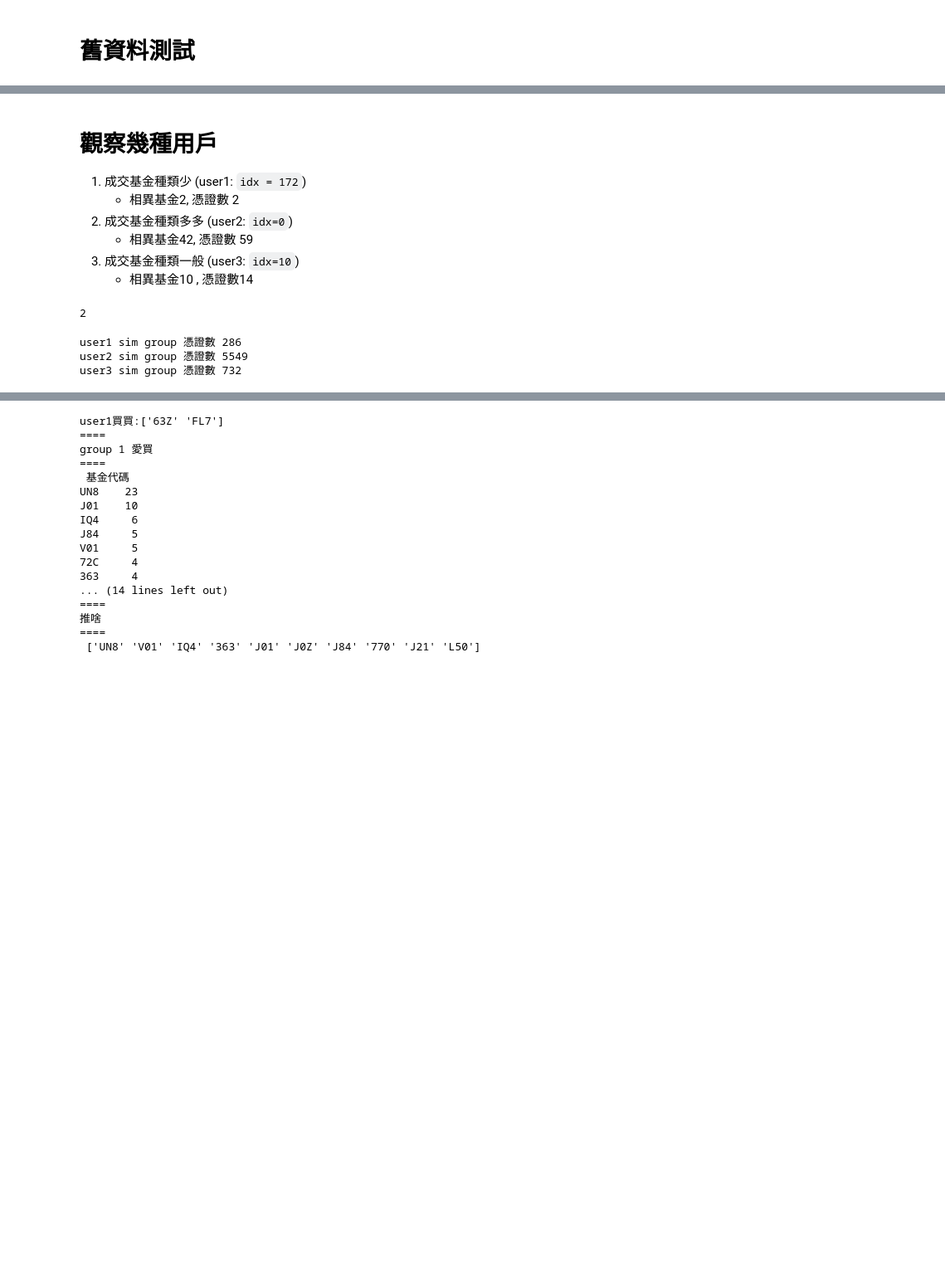
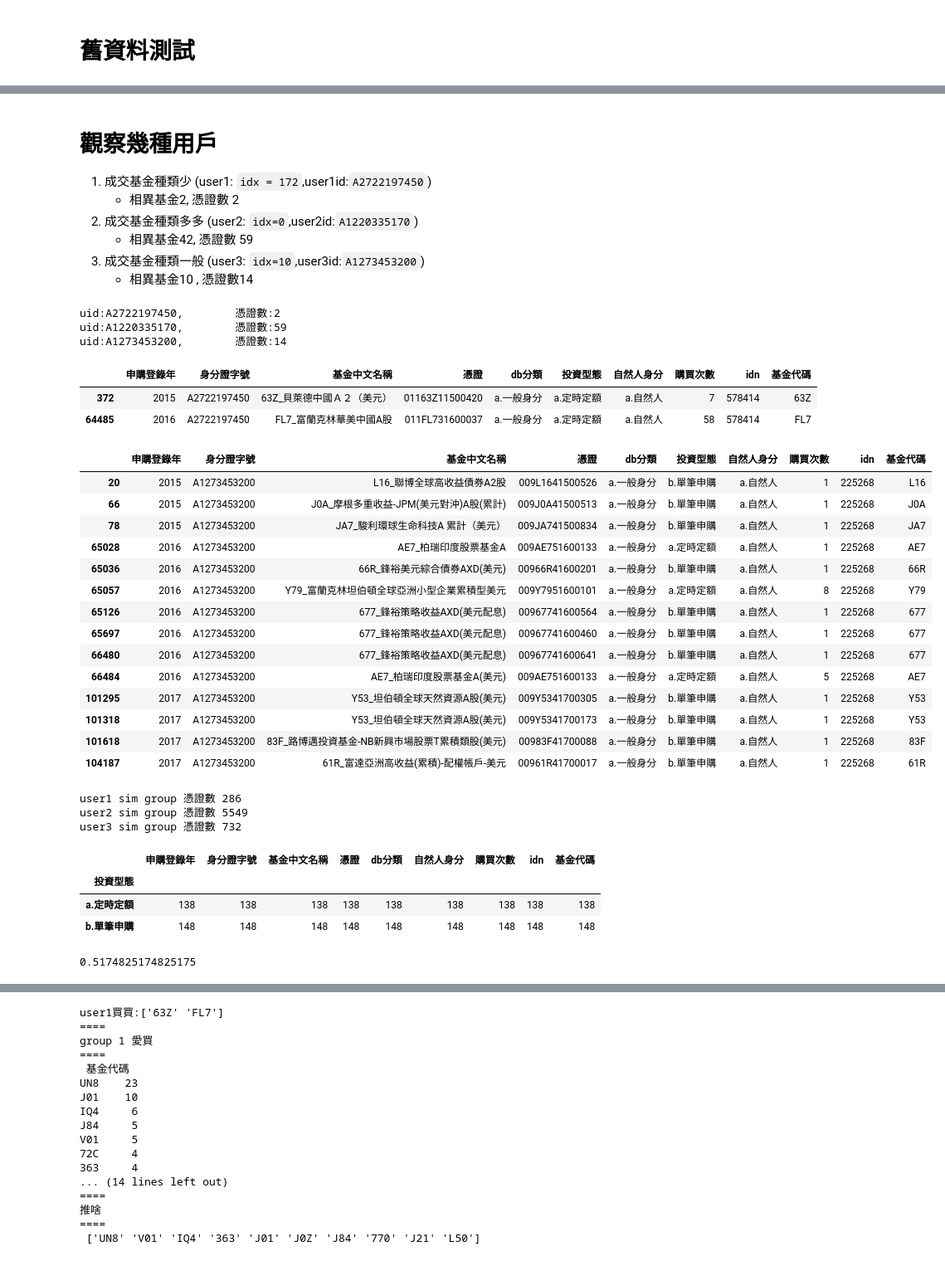
Before and after one commit to 000Nelson000/PlayRecommendSystem, a Jupyter notebook: rec_funds/Analysis_Recom.ipynb, the cells around one changed output, grey strips where cells are left out. Shown at 83% size. Drawn from its saved outputs; the diff is of its cells as text; code cells hidden in the pictures; blank space fills up the shorter version.

```diff
--- a/rec_funds/Analysis_Recom.ipynb
+++ b/rec_funds/Analysis_Recom.ipynb
@@ -442,17 +438,9 @@ time cost for building ubcf (jaccard) model: 0:02:48
 # %% [markdown]
 # 觀察幾種用戶
 
-1. 成交基金種類少 (user1: `idx = 172`)
+1. 成交基金種類少 (user1: `idx = 172`,user1id:`A2722197450`)
     - 相異基金2, 憑證數 2
-2. 成交基金種類多多 (user2: `idx=0`)
+2. 成交基金種類多多 (user2: `idx=0`,user2id:`A1220335170`)
     - 相異基金42, 憑證數 59
-3. 成交基金種類一般 (user3: `idx=10`)
+3. 成交基金種類一般 (user3: `idx=10`,user3id:`A1273453200`)
     - 相異基金10 , 憑證數14
-# %%
-
-df_gt2[df_gt2['身分證字號']==idx_to_userid[0]]
-# user1_purchased = df_purchased[df_purchased['身分證字號'] == idx_to_userid[50]]
-# user1_purchased
-df_gt2[df_gt2['身分證字號']==idx_to_userid[172]]['基金代碼'].count()
-# %% [output]
-2
@@ -460,0 +447,34 @@ most
+# %%
+for uidx in [172,0,10]:
+    print('uid:{},\t憑證數:{}'.format(idx_to_userid[uidx],
+        df_gt2[df_gt2['身分證字號']==idx_to_userid[uidx]]['基金代碼'].count()))
+# %% [output]
+uid:A2722197450,        憑證數:2
+uid:A1220335170,        憑證數:59
+uid:A1273453200,        憑證數:14
+# %%
+uidx=172
+df_gt2[df_gt2['身分證字號']==idx_to_userid[uidx]]
+# %% [output]
+|  | 申購登錄年 | 身分證字號 | 基金中文名稱 | 憑證 | db分類 | 投資型態 | 自然人身分 | 購買次數 | idn | 基金代碼 |
+| 372 | 2015 | A2722197450 | 63Z_貝萊德中國Ａ２（美元） | 01163Z11500420 | a.一般身分 | a.定時定額 | a.自然人 | 7 | 578414 | 63Z |
+| 64485 | 2016 | A2722197450 | FL7_富蘭克林華美中國A股 | 011FL731600037 | a.一般身分 | a.定時定額 | a.自然人 | 58 | 578414 | FL7 |
+# %%
+uidx=10
+df_gt2[df_gt2['身分證字號']==idx_to_userid[uidx]]
+# %% [output]
+|  | 申購登錄年 | 身分證字號 | 基金中文名稱 | 憑證 | db分類 | 投資型態 | 自然人身分 | 購買次數 | idn | 基金代碼 |
+| 20 | 2015 | A1273453200 | L16_聯博全球高收益債券A2股 | 009L1641500526 | a.一般身分 | b.單筆申購 | a.自然人 | 1 | 225268 | L16 |
+| 66 | 2015 | A1273453200 | J0A_摩根多重收益-JPM(美元對沖)A股(累計) | 009J0A41500513 | a.一般身分 | b.單筆申購 | a.自然人 | 1 | 225268 | J0A |
+| 78 | 2015 | A1273453200 | JA7_駿利環球生命科技A 累計（美元） | 009JA741500834 | a.一般身分 | b.單筆申購 | a.自然人 | 1 | 225268 | JA7 |
+| 65028 | 2016 | A1273453200 | AE7_柏瑞印度股票基金A | 009AE751600133 | a.一般身分 | a.定時定額 | a.自然人 | 1 | 225268 | AE7 |
+| 65036 | 2016 | A1273453200 | 66R_鋒裕美元綜合債券AXD(美元) | 00966R41600201 | a.一般身分 | b.單筆申購 | a.自然人 | 1 | 225268 | 66R |
+| 65057 | 2016 | A1273453200 | Y79_富蘭克林坦伯頓全球亞洲小型企業累積型美元 | 009Y7951600101 | a.一般身分 | a.定時定額 | a.自然人 | 8 | 225268 | Y79 |
+| 65126 | 2016 | A1273453200 | 677_鋒裕策略收益AXD(美元配息) | 00967741600564 | a.一般身分 | b.單筆申購 | a.自然人 | 1 | 225268 | 677 |
+| 65697 | 2016 | A1273453200 | 677_鋒裕策略收益AXD(美元配息) | 00967741600460 | a.一般身分 | b.單筆申購 | a.自然人 | 1 | 225268 | 677 |
+| 66480 | 2016 | A1273453200 | 677_鋒裕策略收益AXD(美元配息) | 00967741600641 | a.一般身分 | b.單筆申購 | a.自然人 | 1 | 225268 | 677 |
+| 66484 | 2016 | A1273453200 | AE7_柏瑞印度股票基金A(美元) | 009AE751600133 | a.一般身分 | a.定時定額 | a.自然人 | 5 | 225268 | AE7 |
+| 101295 | 2017 | A1273453200 | Y53_坦伯頓全球天然資源A股(美元) | 009Y5341700305 | a.一般身分 | b.單筆申購 | a.自然人 | 1 | 225268 | Y53 |
+| 101318 | 2017 | A1273453200 | Y53_坦伯頓全球天然資源A股(美元) | 009Y5341700173 | a.一般身分 | b.單筆申購 | a.自然人 | 1 | 225268 | Y53 |
+| 101618 | 2017 | A1273453200 | 83F_路博邁投資基金-NB新興市場股票T累積類股(美元) | 00983F41700088 | a.一般身分 | b.單筆申購 | a.自然人 | 1 | 225268 | 83F |
+| 104187 | 2017 | A1273453200 | 61R_富達亞洲高收益(累積)-配權帳戶-美元 | 00961R41700017 | a.一般身分 | b.單筆申購 | a.自然人 | 1 | 225268 | 61R |
@@ -479,6 +503,17 @@ print('user3 sim group 憑證數',df_gt2[df_gt2['身分證字號'].isin(most_sim
 user1 sim group 憑證數 286
 user2 sim group 憑證數 5549
 user3 sim group 憑證數 732
+# %%
+df_gt2[df_gt2['身分證字號'].isin(most_sim_to_user1_id)].groupby('投資型態').count()
+# %% [output]
+|  | 申購登錄年 | 身分證字號 | 基金中文名稱 | 憑證 | db分類 | 自然人身分 | 購買次數 | idn | 基金代碼 |
+| 投資型態 |  |  |  |  |  |  |  |  |  |
+| a.定時定額 | 138 | 138 | 138 | 138 | 138 | 138 | 138 | 138 | 138 |
+| b.單筆申購 | 148 | 148 | 148 | 148 | 148 | 148 | 148 | 148 | 148 |
+# %%
+148/(138+148)
+# %% [output]
+0.5174825174825175
 # %%
 ## 買啥??推薦什麼??
 user1_purchased = df_gt2[df_gt2['身分證字號']==idx_to_userid[172]]['基金代碼'].unique()
```
Also changed, not shown: parts of 17 cells of this notebook, 5 other files.
